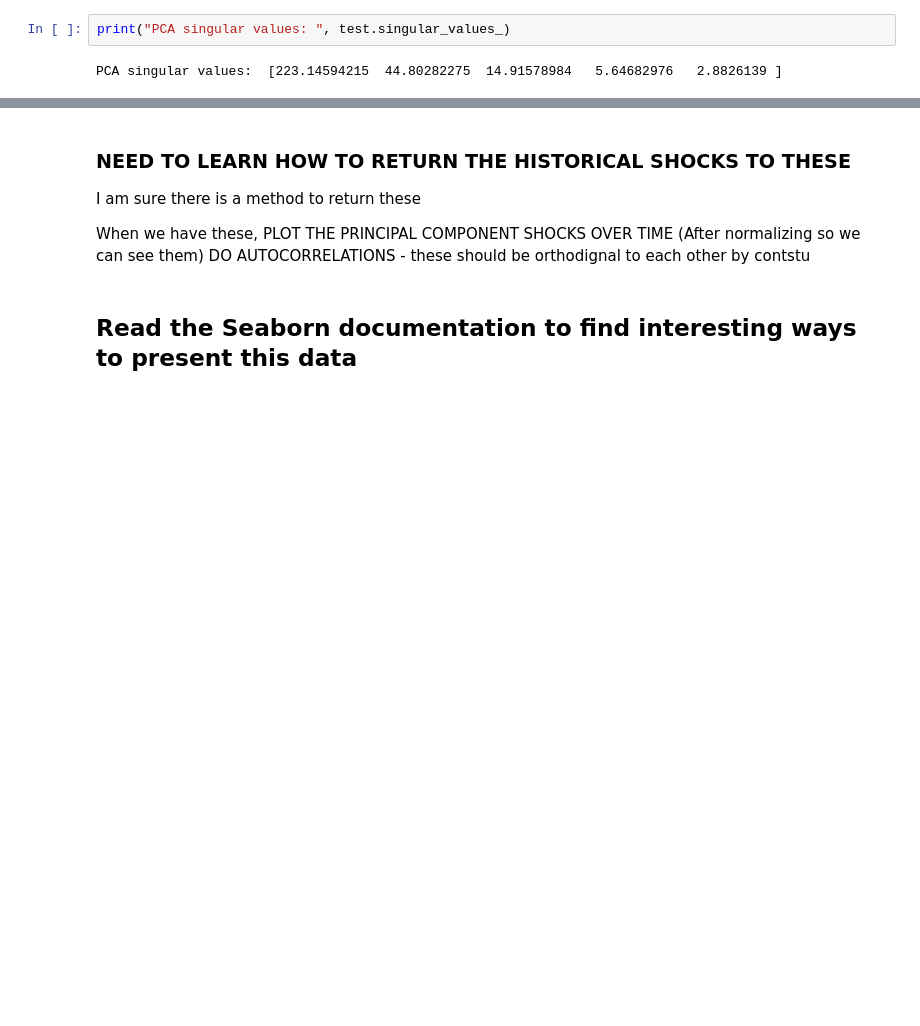
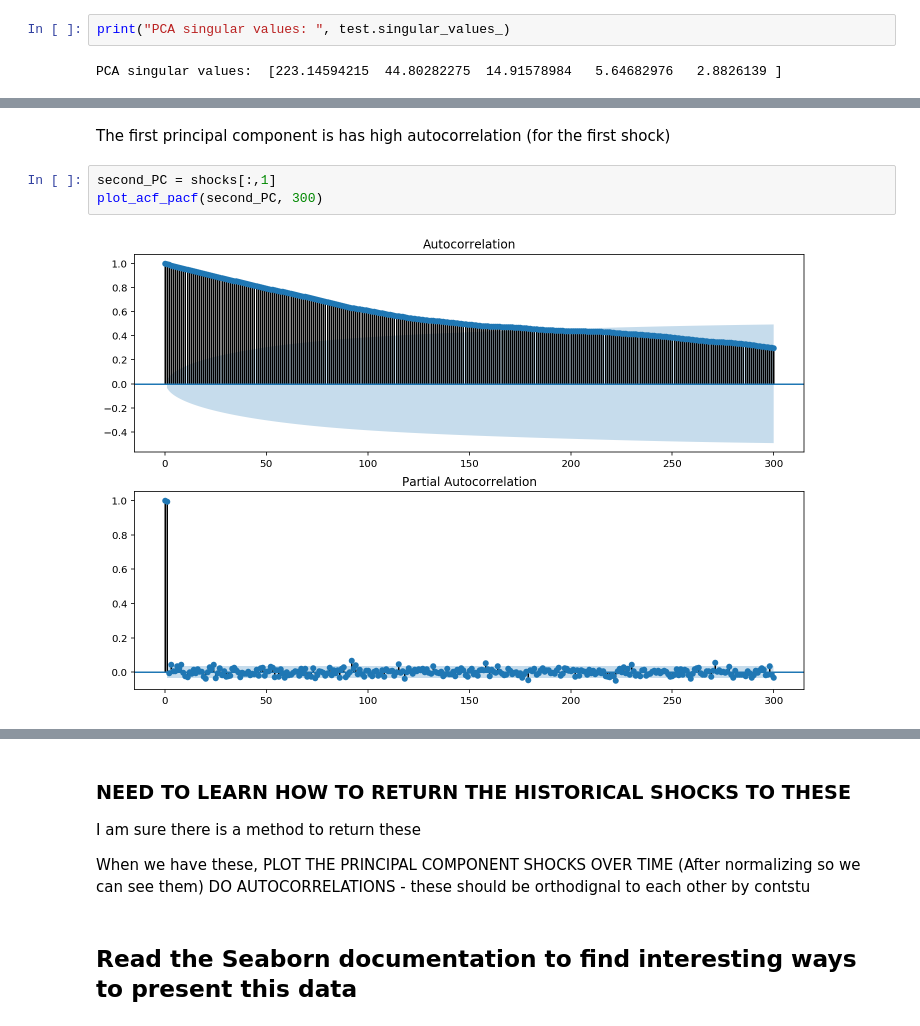
Before and after one commit to davidjsmith44/NLP-Fed-Speeches, a Jupyter notebook: src/rate_data_test.ipynb, the cells around one changed output, grey strips where cells are left out. Cells and saved outputs as stored; diff of their text form; blank space fills up the shorter version.

```diff
--- a/src/rate_data_test.ipynb
+++ b/src/rate_data_test.ipynb
@@ -403,0 +428,7 @@ PCA singular values:  [223.14594215  44.80282275  14.91578984   5.64682976   2.8
+# %% [markdown]
+The first principal component is has high autocorrelation (for the first shock)
+# %%
+second_PC = shocks[:,1]
+plot_acf_pacf(second_PC, 300)
+# %% [output]
+[figure, added]
```
Also changed, not shown: parts of 9 cells of this notebook, 3 other files.
